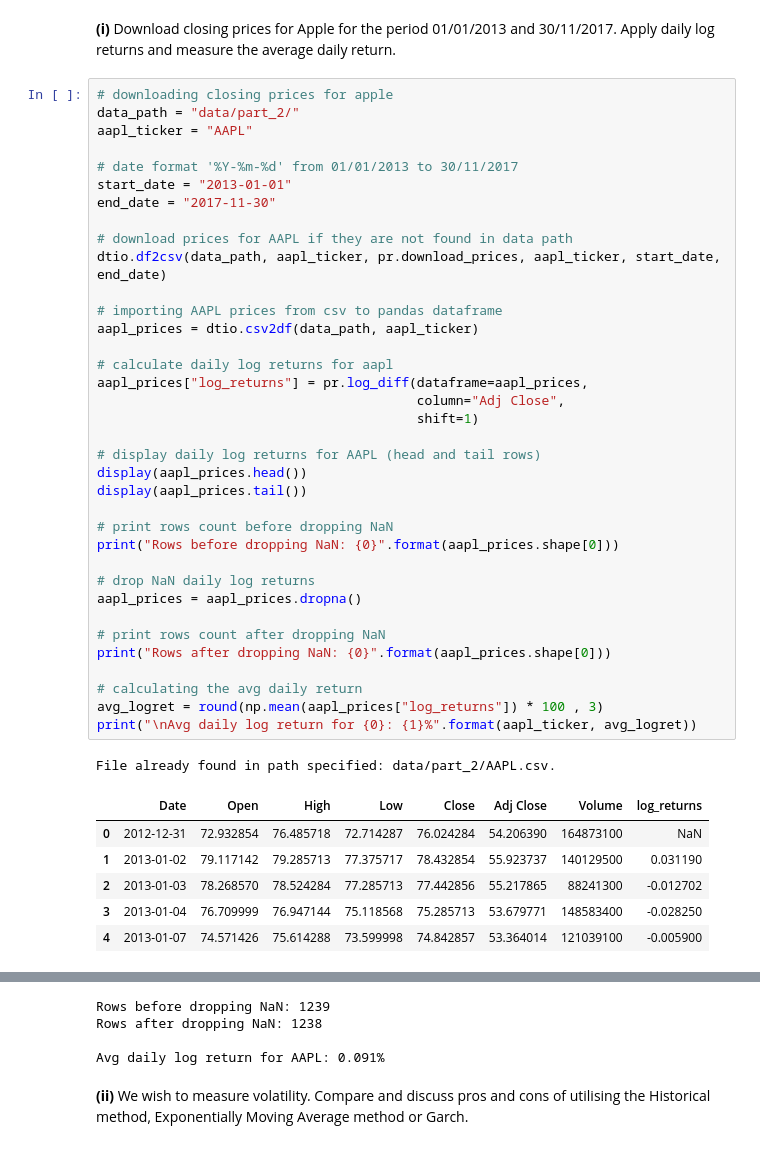
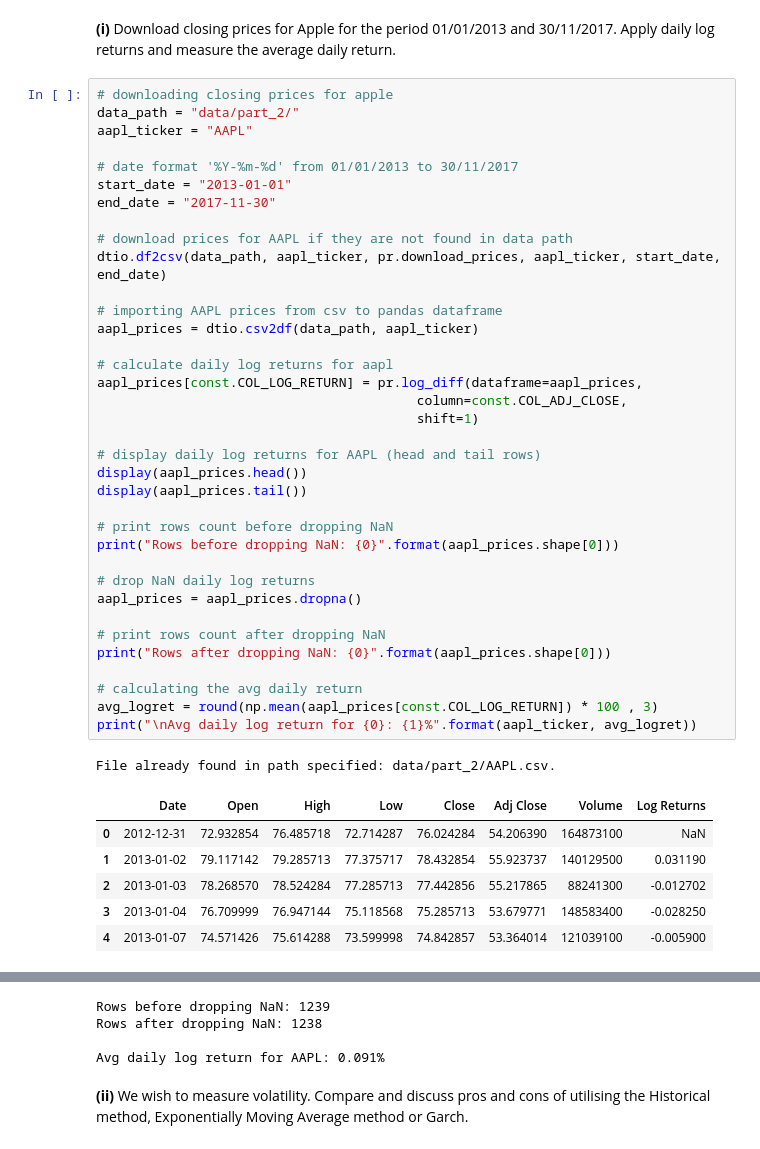
Before and after one commit to achmand/ari5122_assignment, a Jupyter notebook: src/fintech_part_2.ipynb, the cells around one changed output, grey strips where cells are left out. Saved outputs shown, nothing was run; the diff lists cells and outputs as text.

```diff
--- a/src/fintech_part_2.ipynb
+++ b/src/fintech_part_2.ipynb
@@ -89,37 +97,37 @@ aapl_ticker = "AAPL"
 # date format '%Y-%m-%d' from 01/01/2013 to 30/11/2017
 start_date = "2013-01-01"
 end_date = "2017-11-30"
 
 # download prices for AAPL if they are not found in data path
 dtio.df2csv(data_path, aapl_ticker, pr.download_prices, aapl_ticker, start_date, end_date)
 
 # importing AAPL prices from csv to pandas dataframe
 aapl_prices = dtio.csv2df(data_path, aapl_ticker)
 
 # calculate daily log returns for aapl
-aapl_prices["log_returns"] = pr.log_diff(dataframe=aapl_prices,
-                                         column="Adj Close",
+aapl_prices[const.COL_LOG_RETURN] = pr.log_diff(dataframe=aapl_prices,
+                                         column=const.COL_ADJ_CLOSE,
                                          shift=1)
 
 # display daily log returns for AAPL (head and tail rows)
 display(aapl_prices.head())
 display(aapl_prices.tail())
 
 # print rows count before dropping NaN
 print("Rows before dropping NaN: {0}".format(aapl_prices.shape[0]))
 
 # drop NaN daily log returns
 aapl_prices = aapl_prices.dropna()
 
 # print rows count after dropping NaN
 print("Rows after dropping NaN: {0}".format(aapl_prices.shape[0]))
 
 # calculating the avg daily return
-avg_logret = round(np.mean(aapl_prices["log_returns"]) * 100 , 3)
+avg_logret = round(np.mean(aapl_prices[const.COL_LOG_RETURN]) * 100 , 3)
 print("\nAvg daily log return for {0}: {1}%".format(aapl_ticker, avg_logret))
 # %% [output]
 File already found in path specified: data/part_2/AAPL.csv.
-|  | Date | Open | High | Low | Close | Adj Close | Volume | log_returns |
+|  | Date | Open | High | Low | Close | Adj Close | Volume | Log Returns |
 | 0 | 2012-12-31 | 72.932854 | 76.485718 | 72.714287 | 76.024284 | 54.206390 | 164873100 | NaN |
 | 1 | 2013-01-02 | 79.117142 | 79.285713 | 77.375717 | 78.432854 | 55.923737 | 140129500 | 0.031190 |
 | 2 | 2013-01-03 | 78.268570 | 78.524284 | 77.285713 | 77.442856 | 55.217865 | 88241300 | -0.012702 |
```
Also changed, not shown: parts of 16 cells of this notebook, 2 other files.
